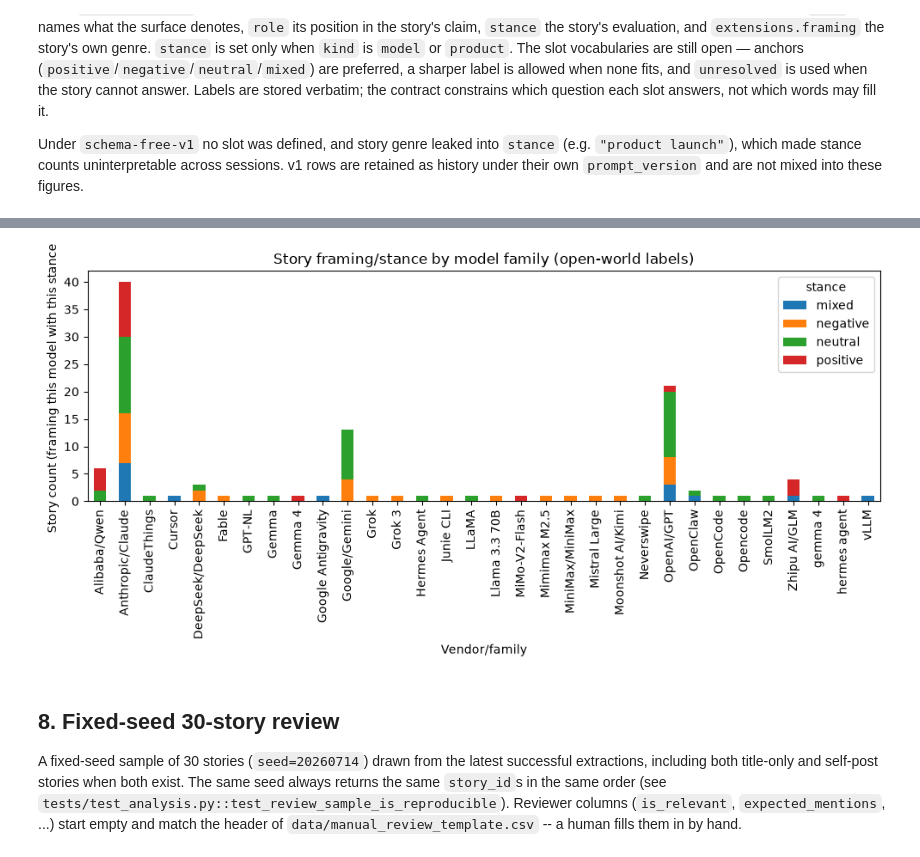
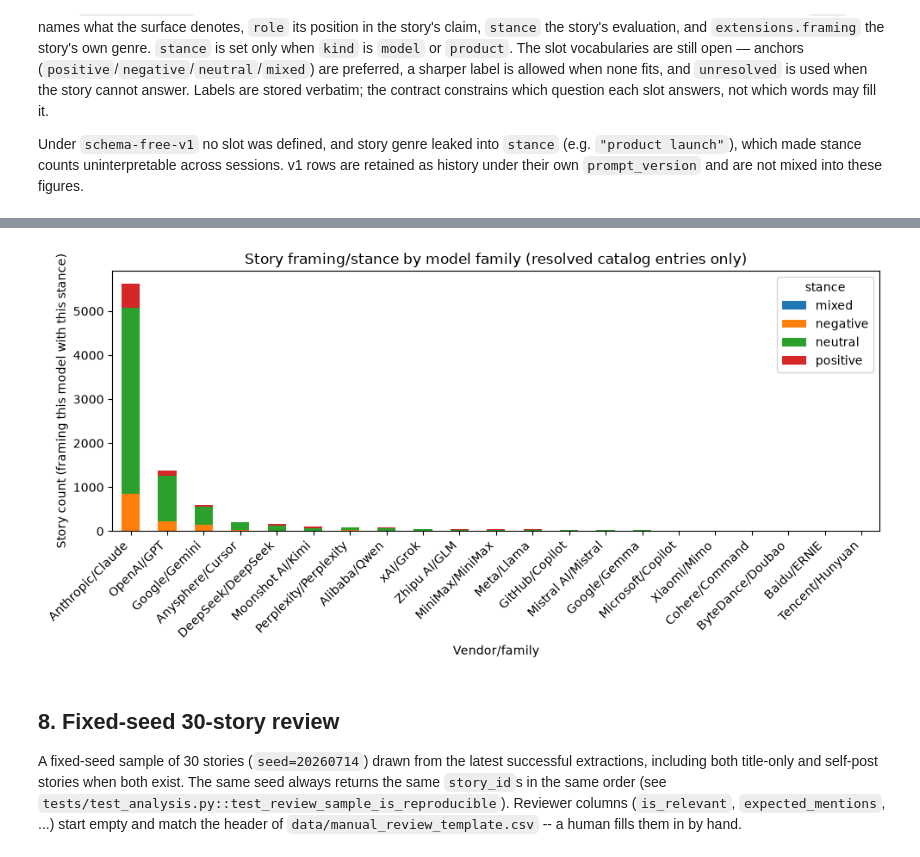
Before and after one commit to duckchud/ai_pulse, a Jupyter notebook: analysis.ipynb, the cells around one changed output, grey strips where cells are left out. Saved outputs shown, nothing was run; the diff lists cells and outputs as text; code cells hidden in the pictures.

```diff
--- a/analysis.ipynb
+++ b/analysis.ipynb
@@ -232,18 +268,21 @@ framing
 # %%
 if not framing.empty:
-    pivot = framing.pivot_table(
+    resolved_framing = framing[framing["resolution_status"] == "resolved"]
+    pivot = resolved_framing.pivot_table(
         index="group_label", columns="stance", values="story_count", fill_value=0
     )
+    pivot = pivot.loc[pivot.sum(axis=1).sort_values(ascending=False).index]
     ax = pivot.plot(kind="bar", stacked=True, figsize=(10, 5))
     ax.set_ylabel("Story count (framing this model with this stance)")
     ax.set_xlabel("Vendor/family")
-    ax.set_title("Story framing/stance by model family (open-world labels)")
+    ax.set_title("Story framing/stance by model family (resolved catalog entries only)")
+    plt.xticks(rotation=45, ha="right")
     plt.tight_layout()
     plt.show()
 else:
     print("No framed (stance-labeled) observations available.")
 # %% [output]
-[figure, old version]
+[figure, new version]
 # %% [markdown]
 ## 8. Fixed-seed 30-story review
 
```
Also changed, not shown: parts of 13 cells of this notebook, 2 other files.
